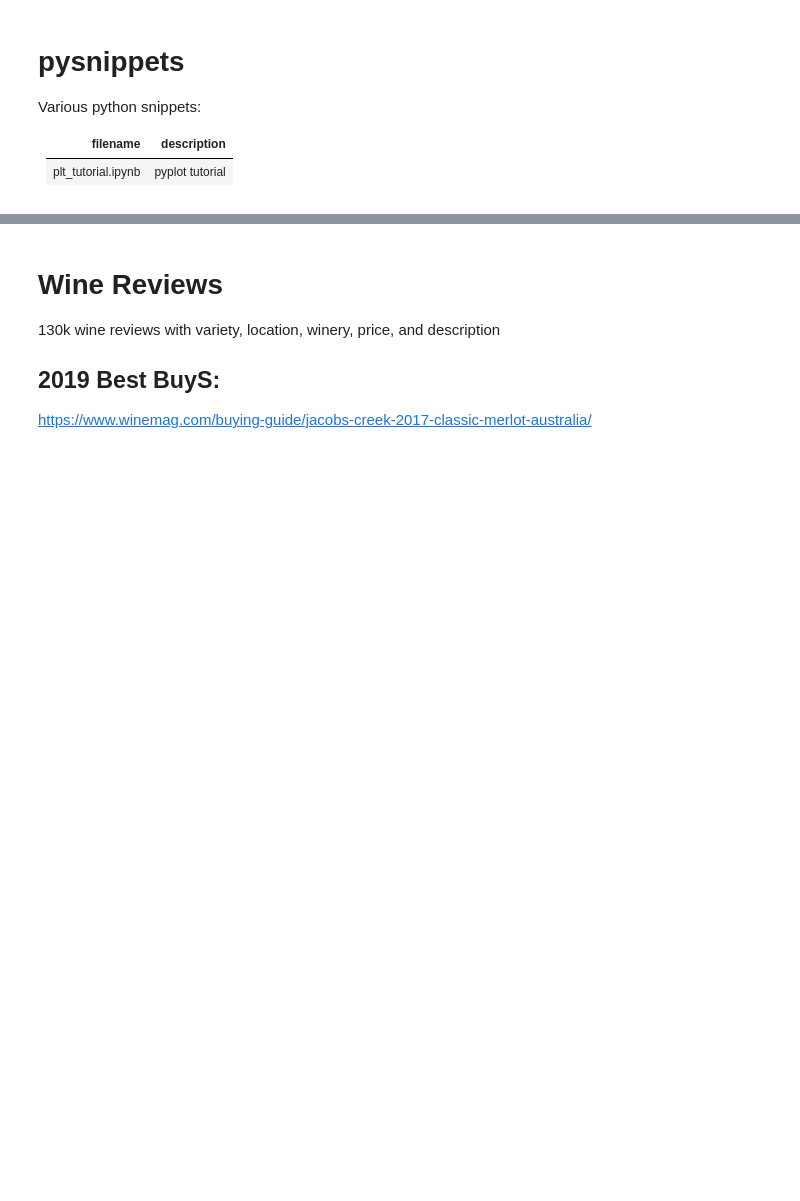
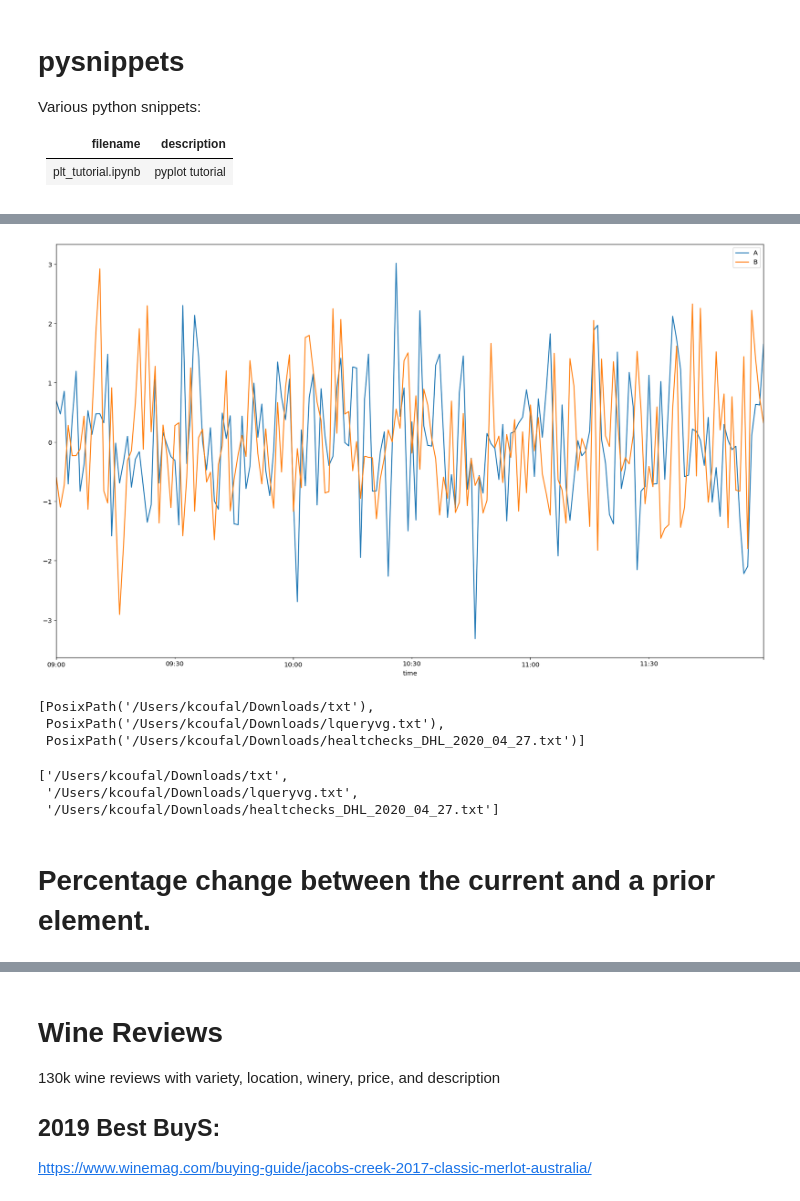
Before and after one commit to loosak/pysnippets, a Jupyter notebook: pd_snippets.ipynb, the cells around one changed output, grey strips where cells are left out. Cells and saved outputs as stored; diff of their text form; code cells hidden in the pictures; blank space fills up the shorter version.

```diff
--- a/pd_snippets.ipynb
+++ b/pd_snippets.ipynb
@@ -43,0 +279,7 @@ import datetime as dt
+# %%
+df = pd.DataFrame({
+    'time': pd.Series(pd.date_range('20200101 00:00:00', periods=24*60, freq='1min')),
+    'A':    pd.Series(np.random.randn(60*24)),
+    'B':    pd.Series(np.random.randn(60*24)),
+})
+df
@@ -43,0 +300,22 @@ import datetime as dt
+# %%
+df[(df.time.dt.hour > 8) & (df.time.dt.hour < 12)].set_index('time').plot();
+# %% [output]
+[figure, added]
+# %%
+import pathlib
+
+files = pathlib.Path('/Users/kcoufal/Downloads/').glob('*txt')
+list(files)
+# %% [output]
+[PosixPath('/Users/kcoufal/Downloads/txt'),
+ PosixPath('/Users/kcoufal/Downloads/lqueryvg.txt'),
+ PosixPath('/Users/kcoufal/Downloads/healtchecks_DHL_2020_04_27.txt')]
+# %%
+import glob
+glob.glob('/Users/kcoufal/Downloads/*txt')
+# %% [output]
+['/Users/kcoufal/Downloads/txt',
+ '/Users/kcoufal/Downloads/lqueryvg.txt',
+ '/Users/kcoufal/Downloads/healtchecks_DHL_2020_04_27.txt']
+# %% [markdown]
+# Percentage change between the current and a prior element.
```
Also changed, not shown: parts of 151 cells of this notebook, 17 other files.
